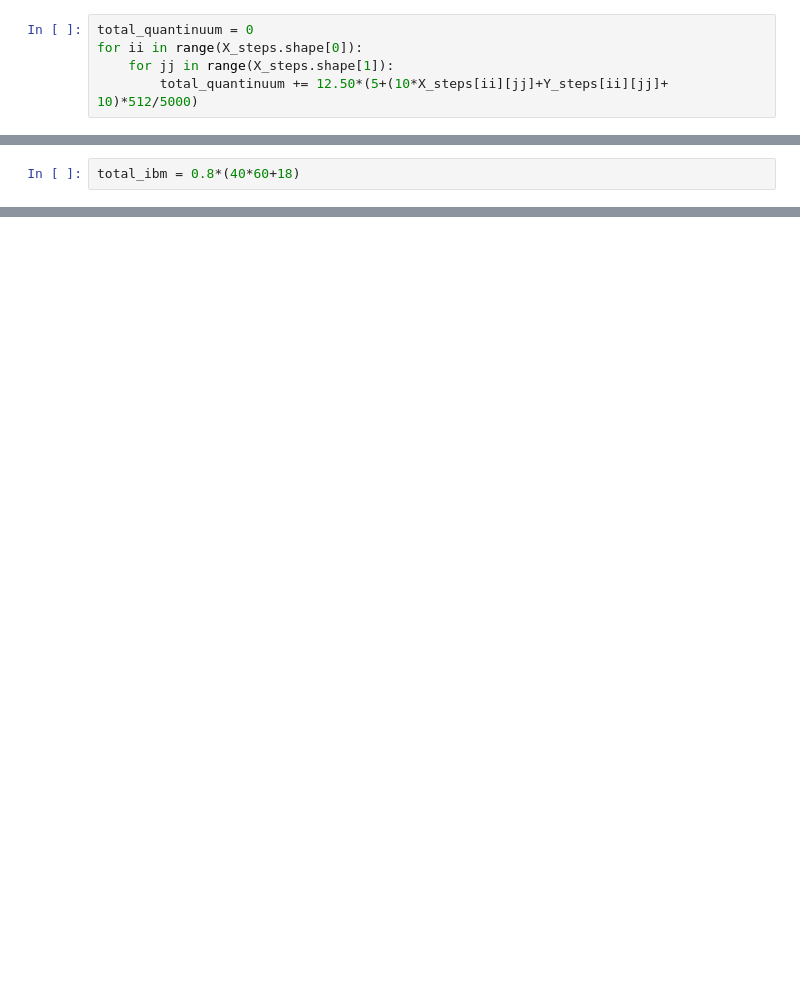
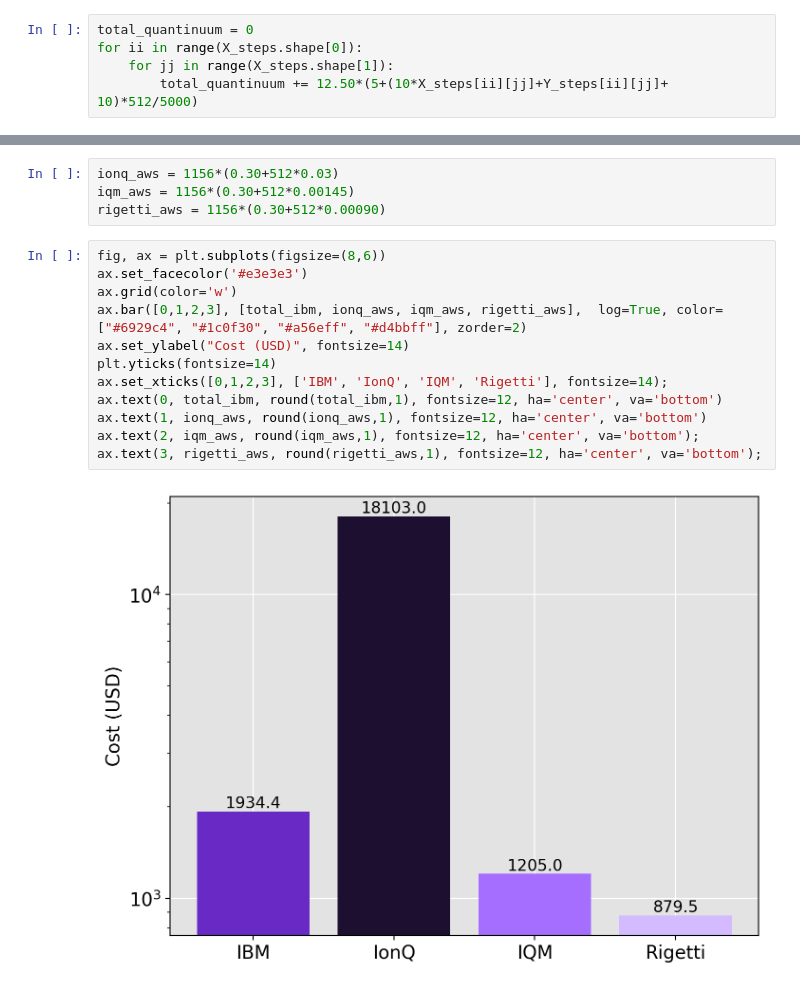
Before and after one commit to nonhermitian/personal_site, a Jupyter notebook: posts/2025/2025-05-25-pricing-comparison.ipynb, the cells around one changed output, grey strips where cells are left out. Saved outputs shown, nothing was run; the diff lists cells and outputs as text; blank space fills up the shorter version.

```diff
--- a/posts/2025/2025-05-25-pricing-comparison.ipynb
+++ b/posts/2025/2025-05-25-pricing-comparison.ipynb
@@ -273,2 +270,0 @@ total_quantinuum
-# %%
-total_ibm = 0.8*(40*60+18)
@@ -292,0 +300,18 @@ ax.text(2, total_quantinuum, round(total_quantinuum,1), fontsize=12, ha='center'
+# %%
+ionq_aws = 1156*(0.30+512*0.03)
+iqm_aws = 1156*(0.30+512*0.00145)
+rigetti_aws = 1156*(0.30+512*0.00090)
+# %%
+fig, ax = plt.subplots(figsize=(8,6))
+ax.set_facecolor('#e3e3e3')
+ax.grid(color='w')
+ax.bar([0,1,2,3], [total_ibm, ionq_aws, iqm_aws, rigetti_aws],  log=True, color=["#6929c4", "#1c0f30", "#a56eff", "#d4bbff"], zorder=2)
+ax.set_ylabel("Cost (USD)", fontsize=14)
+plt.yticks(fontsize=14)
+ax.set_xticks([0,1,2,3], ['IBM', 'IonQ', 'IQM', 'Rigetti'], fontsize=14);
+ax.text(0, total_ibm, round(total_ibm,1), fontsize=12, ha='center', va='bottom')
+ax.text(1, ionq_aws, round(ionq_aws,1), fontsize=12, ha='center', va='bottom')
+ax.text(2, iqm_aws, round(iqm_aws,1), fontsize=12, ha='center', va='bottom');
+ax.text(3, rigetti_aws, round(rigetti_aws,1), fontsize=12, ha='center', va='bottom');
+# %% [output]
+[figure, added]
```
Also changed, not shown: parts of 19 cells of this notebook.
